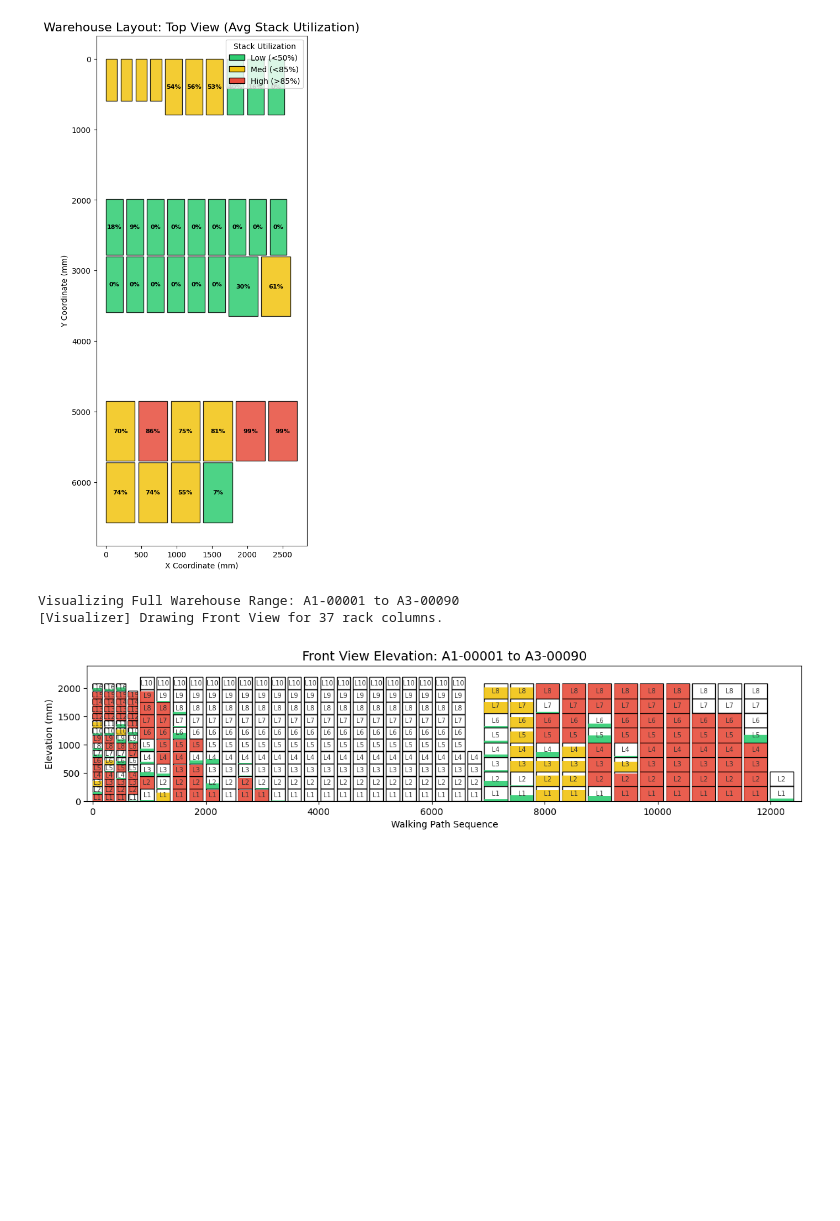
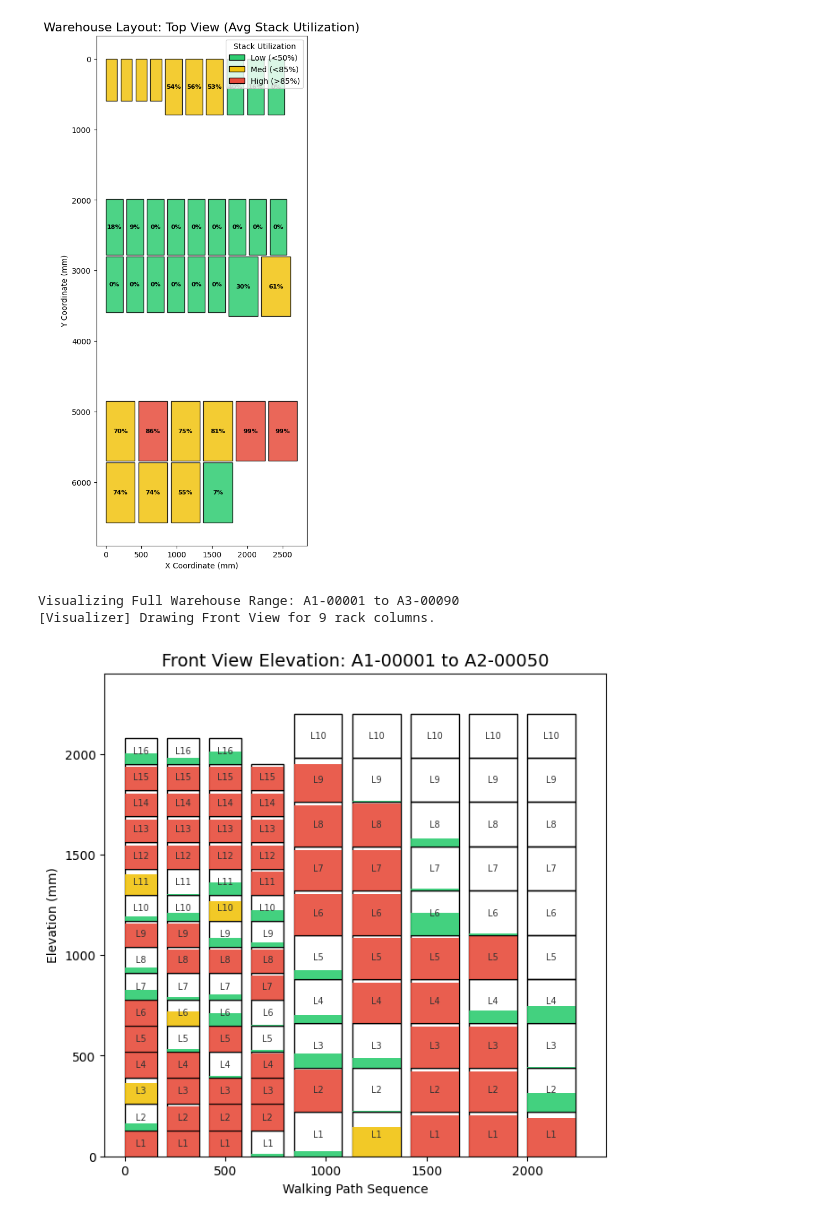
Before and after one commit to OrlandoManrique/IntelligentSystemsCaseStudy, a Jupyter notebook: Prototype_phase_1/Simulation/Allocation_Visualization_test/Binils/allocation_visualizer_binil.ipynb, the cells around one changed output. Drawn from its saved outputs; the diff is of its cells as text; code cells hidden in the pictures; blank space fills up the shorter version.

```diff
--- a/Prototype_phase_1/Simulation/Allocation_Visualization_test/Binils/allocation_visualizer_binil.ipynb
+++ b/Prototype_phase_1/Simulation/Allocation_Visualization_test/Binils/allocation_visualizer_binil.ipynb
@@ -141,33 +141,33 @@ def plot_layout_top_view(df_data):
     plt.show()
 
 # Execute Top View
 plot_layout_top_view(df_merged)
 
 # %% [markdown]
 # ### 4. Front View (All Locations)
 # Visualizes every single bin location in the dataset sequentially.
 
 # %%
 # Sort by Location ID to ensure we plot from the very first bin to the very last
 sorted_ids = df_merged['loc_inst_code'].sort_values().tolist()
 
 if not sorted_ids:
     print("❌ Error: No locations available to plot.")
 else:
     start_id = sorted_ids[0]   # First ID
     end_id = sorted_ids[-1]    # Last ID
 
     print(f"Visualizing Full Warehouse Range: {start_id} to {end_id}")
 
     # Call the imported visualizer function
-    vis.plot_front_view(df_merged, start_id, end_id)
+    vis.plot_front_view(df_merged, start_id, "A2-00050")
 # %% [output]
 ✅ Files found. Loading data...
 Layout loaded: 357 locations.
 Allocations loaded: 191 records.
 Data processing complete.
 [Visualizer] Drawing Top View for 37 stacks.
 [figure]
 Visualizing Full Warehouse Range: A1-00001 to A3-00090
-[Visualizer] Drawing Front View for 37 rack columns.
+[Visualizer] Drawing Front View for 9 rack columns.
-[figure, old version]
+[figure, new version]
```
Also changed, not shown: 1 other file.
